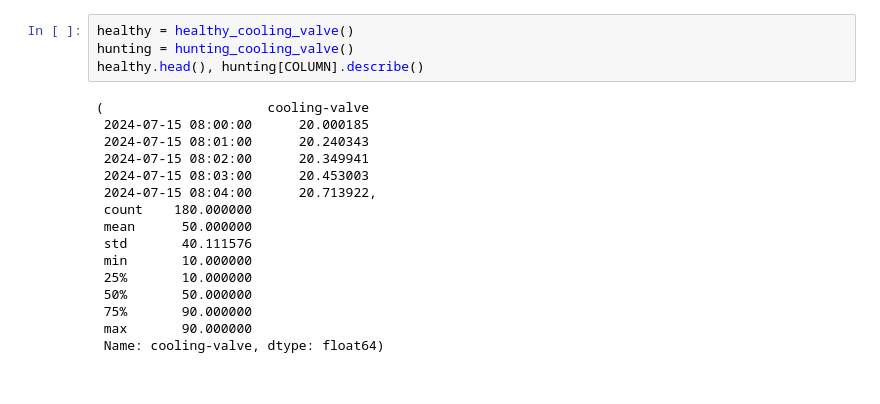
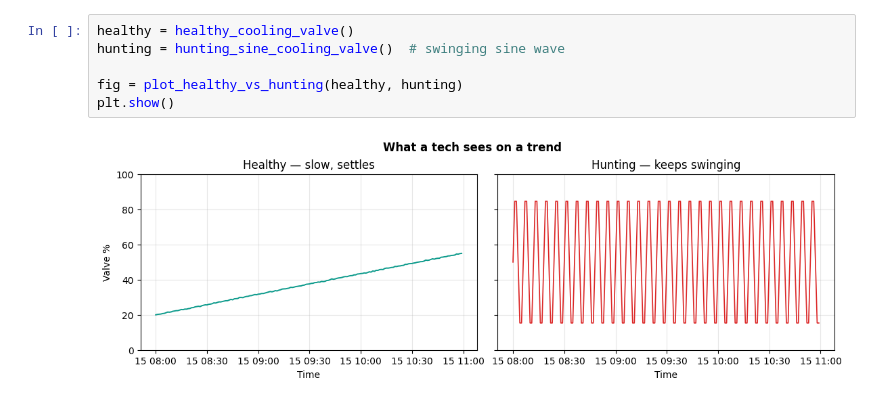
Before and after one commit to bbartling/py-bacnet-stacks-playground, a Jupyter notebook: vibe_code_apps_25/notebooks/01_pid_hunt_tutorial.ipynb, the cells around one changed output. Saved outputs shown, nothing was run; the diff lists cells and outputs as text.

```diff
--- a/vibe_code_apps_25/notebooks/01_pid_hunt_tutorial.ipynb
+++ b/vibe_code_apps_25/notebooks/01_pid_hunt_tutorial.ipynb
@@ -41,20 +43,8 @@ We synthesize a `cooling-valve` AO (%) on a 1-minute `DatetimeIndex` (>=3 h so r
 # %%
 healthy = healthy_cooling_valve()
-hunting = hunting_cooling_valve()
-healthy.head(), hunting[COLUMN].describe()
+hunting = hunting_sine_cooling_valve()  # swinging sine wave
+
+fig = plot_healthy_vs_hunting(healthy, hunting)
+plt.show()
 # %% [output]
-(                     cooling-valve
- 2024-07-15 08:00:00      20.000185
- 2024-07-15 08:01:00      20.240343
- 2024-07-15 08:02:00      20.349941
- 2024-07-15 08:03:00      20.453003
- 2024-07-15 08:04:00      20.713922,
- count    180.000000
- mean      50.000000
- std       40.111576
- min       10.000000
- 25%       10.000000
- 50%       50.000000
- 75%       90.000000
- max       90.000000
- Name: cooling-valve, dtype: float64)
+[figure, added]
```
Also changed, not shown: parts of 24 cells of this notebook, 6 other files.
